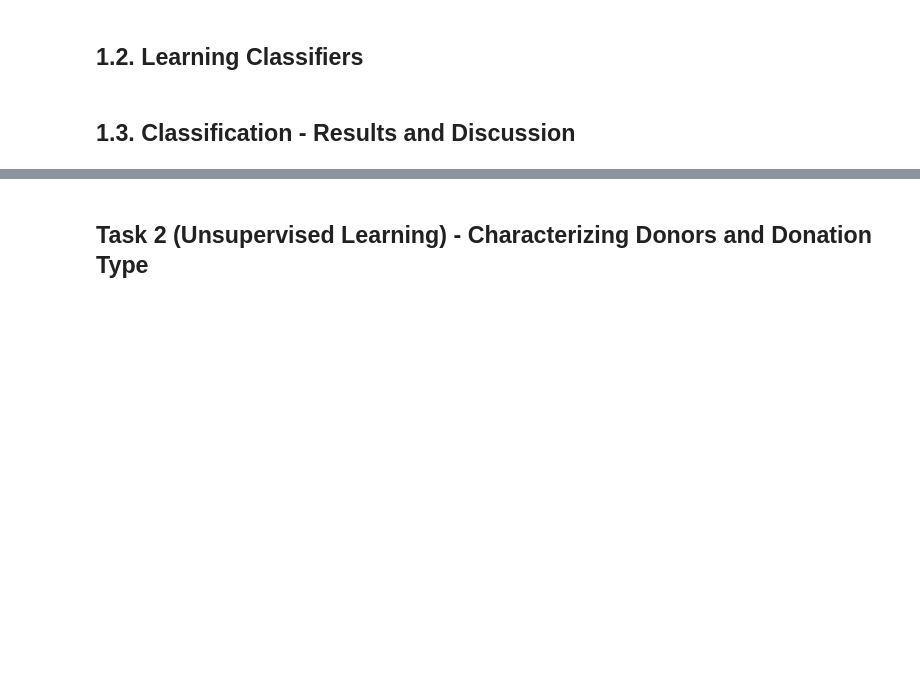
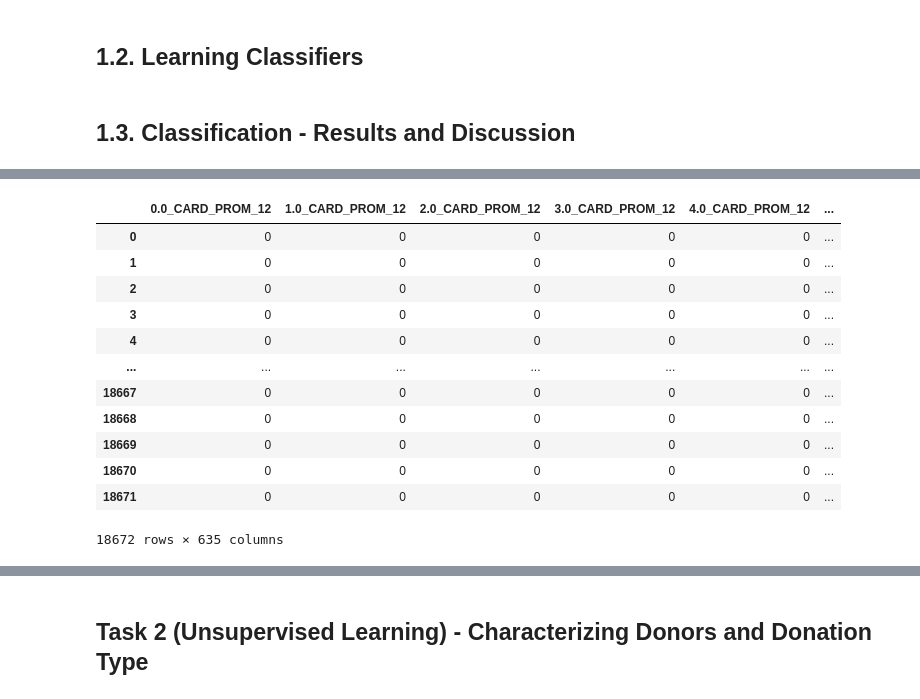
Before and after one commit to F-Madruga/Donation_Dataset_Predictions_FCUL, a Jupyter notebook: AA_202021_Project.ipynb, the cells around one changed output, grey strips where cells are left out. Drawn from its saved outputs; the diff is of its cells as text; code cells hidden in the pictures; blank space fills up the shorter version.

```diff
--- a/AA_202021_Project.ipynb
+++ b/AA_202021_Project.ipynb
@@ -1013,0 +773,17 @@ scores
+# %%
+binary_database = get_binary_database(df.drop(columns=['TARGET_B', 'TARGET_D', 'DONATION_TYPE'])).astype(int)
+binary_database
+# %% [output]
+|  | 0.0_CARD_PROM_12 | 1.0_CARD_PROM_12 | 2.0_CARD_PROM_12 | 3.0_CARD_PROM_12 | 4.0_CARD_PROM_12 | ... |
+| 0 | 0 | 0 | 0 | 0 | 0 | ... |
+| 1 | 0 | 0 | 0 | 0 | 0 | ... |
+| 2 | 0 | 0 | 0 | 0 | 0 | ... |
+| 3 | 0 | 0 | 0 | 0 | 0 | ... |
+| 4 | 0 | 0 | 0 | 0 | 0 | ... |
+| ... | ... | ... | ... | ... | ... | ... |
+| 18667 | 0 | 0 | 0 | 0 | 0 | ... |
+| 18668 | 0 | 0 | 0 | 0 | 0 | ... |
+| 18669 | 0 | 0 | 0 | 0 | 0 | ... |
+| 18670 | 0 | 0 | 0 | 0 | 0 | ... |
+| 18671 | 0 | 0 | 0 | 0 | 0 | ... |
+18672 rows × 635 columns
```
Also changed, not shown: parts of 59 cells of this notebook.
